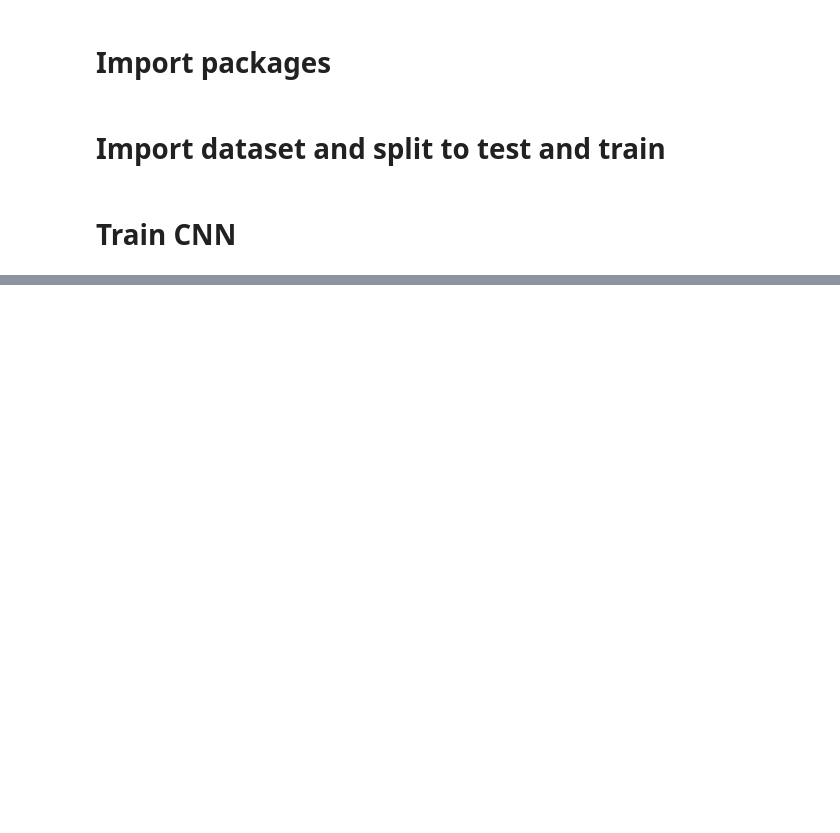
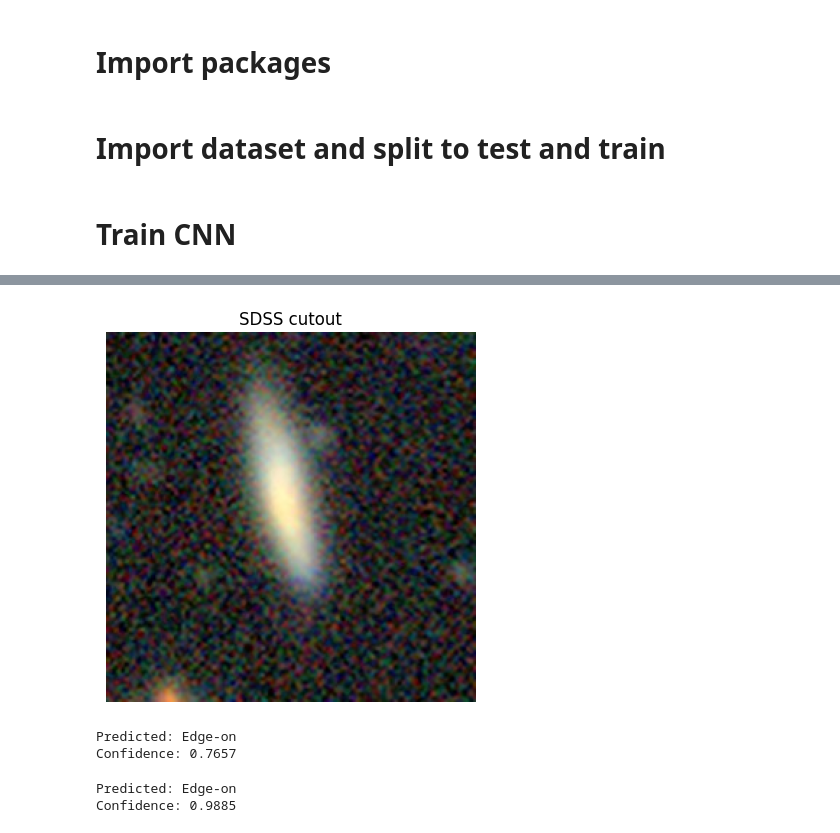
Before and after one commit to DenysGolub/Galaxy-Classification, a Jupyter notebook: notebooks/galaxy.ipynb, the cells around one changed output, grey strips where cells are left out. Cells and saved outputs as stored; diff of their text form; code cells hidden in the pictures; blank space fills up the shorter version.

```diff
--- a/notebooks/galaxy.ipynb
+++ b/notebooks/galaxy.ipynb
@@ -48,0 +123,2 @@ class_names = ["Disturbed / Merging", "Smooth", "Spiral", "Edge-on"]
+# %%
+gdl = GalaxyDataLoader(class_names)
@@ -48,0 +127,26 @@ class_names = ["Disturbed / Merging", "Smooth", "Spiral", "Edge-on"]
+# %%
+import matplotlib.pyplot as plt
+
+ra = 124.7985
+dec =  23.2233
+pixscale = 0.1
+
+
+img = gdl.get_legacy_image(ra, dec, pixscale=pixscale)
+
+plt.imshow(img)
+plt.title("SDSS cutout")
+plt.axis("off")
+plt.show()
+# %% [output]
+[figure, added]
+# %%
+img, pred, conf = gdl.classify_legacy(model, ra, dec, pixscale=pixscale)
+# %% [output]
+Predicted: Edge-on
+Confidence: 0.7657
+# %%
+img, pred, conf = gdl.classify_local(model, "images.jpg")
+# %% [output]
+Predicted: Edge-on
+Confidence: 0.9885
```
Also changed, not shown: parts of 9 cells of this notebook, 5 other files.
